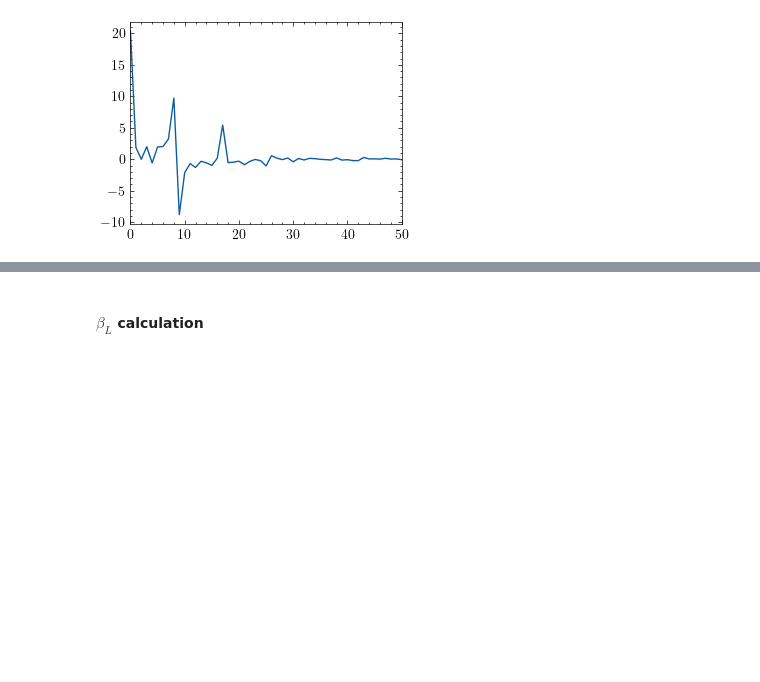
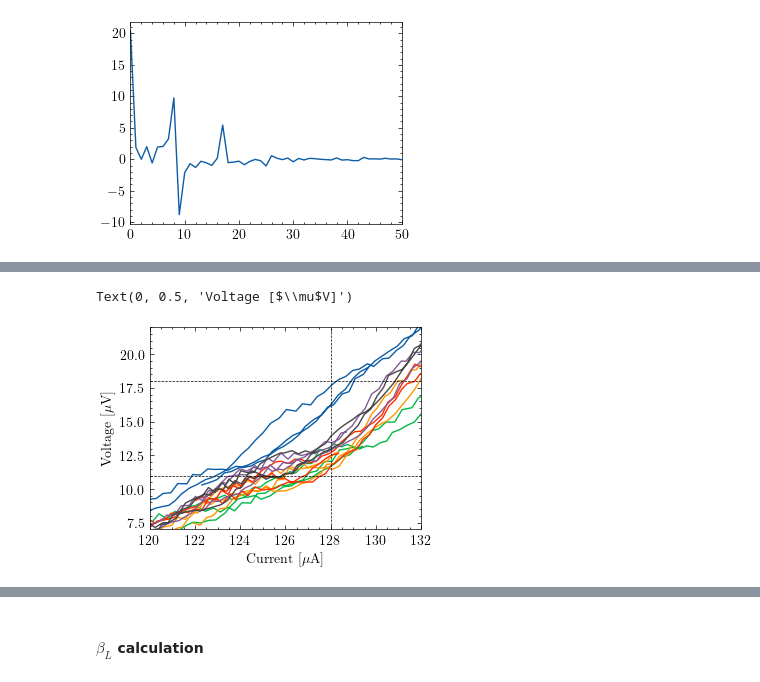
Before and after one commit to emhl/FP1, a Jupyter notebook: SQUID.ipynb, the cells around one changed output, grey strips where cells are left out. Drawn from its saved outputs; the diff is of its cells as text; code cells hidden in the pictures; blank space fills up the shorter version.

```diff
--- a/SQUID.ipynb
+++ b/SQUID.ipynb
@@ -561,0 +564,17 @@ plt.ylim(0,50)
+# %%
+w= 15
+
+for i in range(6):
+    plt.plot(knee[f'{i}_x'].rolling(window=w).mean(), knee[f'{i}_y'].rolling(window=w).mean(), label=f'{i}')
+plt.xlim(120,132)
+plt.ylim(7,22)
+
+plt.axvline(x=128, c='k', ls='--',lw=0.5)
+plt.axhline(y=18, c='k', ls='--',lw=0.5)
+plt.axhline(y=11, c='k', ls='--',lw=0.5)
+
+plt.xlabel('Current [$\mu$A]')
+plt.ylabel('Voltage [$\mu$V]')
+# %% [output]
+Text(0, 0.5, 'Voltage [$\\mu$V]')
+[figure, added]
```
Also changed, not shown: parts of 10 cells of this notebook, 2 other files.
